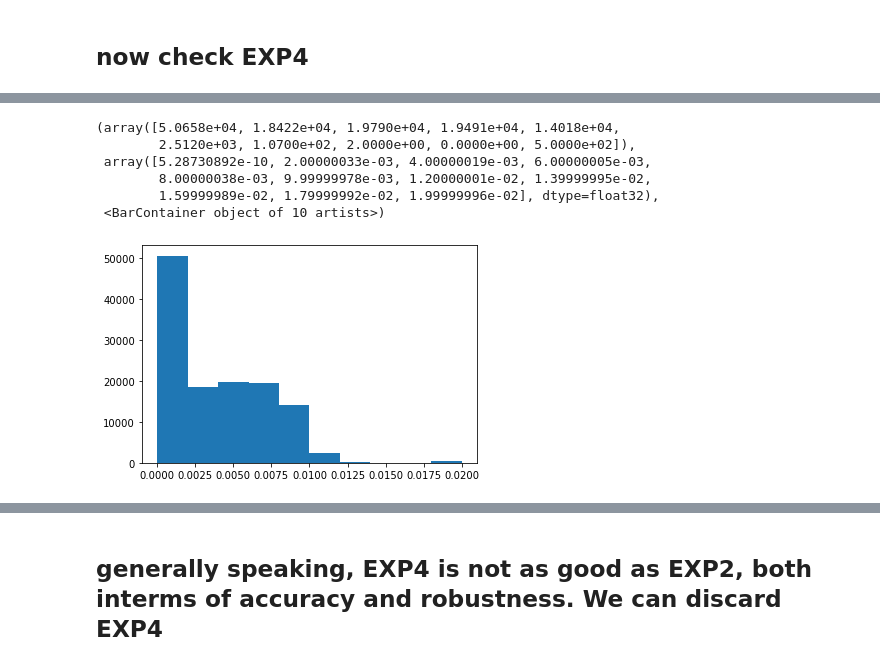
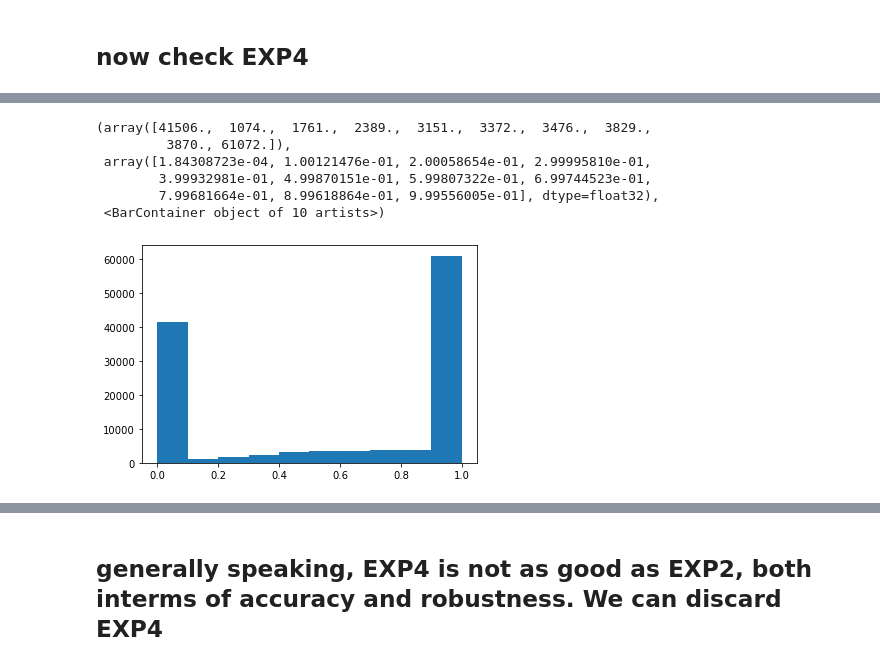
Before and after one commit to TurquoiseKitty/AssortmentNN, a Jupyter notebook: EXP5.ipynb, the cells around one changed output, grey strips where cells are left out. Drawn from its saved outputs; the diff is of its cells as text; code cells hidden in the pictures.

```diff
--- a/EXP5.ipynb
+++ b/EXP5.ipynb
@@ -204,31 +202,31 @@ plt.hist(losses)
 # %%
 # generate synthetic data
 DENSE_AMOUNT = 500
 
 
 INPUT = np.zeros((DENSE_AMOUNT,Vec_Len))
 OUTPUT = np.zeros((DENSE_AMOUNT,Vec_Len))
 for i in range(DENSE_AMOUNT):
     assort = AG.GenAssortment_Even(N_prod, lam = 2/3)
     INPUT[i] = AG.Product_0(assort)
     OUTPUT[i] = MG.Absorbing_Calculator(lams, transP, assort)
 
 
 INPUT=torch.Tensor(INPUT)
 OUTPUT = torch.Tensor(OUTPUT)
 
 MODEL_OUT = model(INPUT)
 
-RELATIVE_LOSS = nn.functional.mse_loss(OUTPUT, MODEL_OUT, size_average=False, reduce = False, reduction = None) / torch.clamp(OUTPUT, min = 1e-3)
+RELATIVE_LOSS = nn.functional.l1_loss(OUTPUT, MODEL_OUT, size_average=False, reduce = False, reduction = None) / torch.clamp(OUTPUT, min = 1/Vec_Len)
 
-losses = torch.clamp(torch.reshape(RELATIVE_LOSS,(-1,)), max = 0.02).detach().numpy()
+losses = torch.clamp(torch.reshape(RELATIVE_LOSS,(-1,)), max=4).detach().numpy()
 
 plt.hist(losses)
 # %% [output]
-(array([5.0658e+04, 1.8422e+04, 1.9790e+04, 1.9491e+04, 1.4018e+04,
-        2.5120e+03, 1.0700e+02, 2.0000e+00, 0.0000e+00, 5.0000e+02]),
- array([5.28730892e-10, 2.00000033e-03, 4.00000019e-03, 6.00000005e-03,
-        8.00000038e-03, 9.99999978e-03, 1.20000001e-02, 1.39999995e-02,
-        1.59999989e-02, 1.79999992e-02, 1.99999996e-02], dtype=float32),
+(array([41506.,  1074.,  1761.,  2389.,  3151.,  3372.,  3476.,  3829.,
+         3870., 61072.]),
+ array([1.84308723e-04, 1.00121476e-01, 2.00058654e-01, 2.99995810e-01,
+        3.99932981e-01, 4.99870151e-01, 5.99807322e-01, 6.99744523e-01,
+        7.99681664e-01, 8.99618864e-01, 9.99556005e-01], dtype=float32),
  <BarContainer object of 10 artists>)
-[figure, old version]
+[figure, new version]
```
Also changed, not shown: parts of 7 cells of this notebook.
